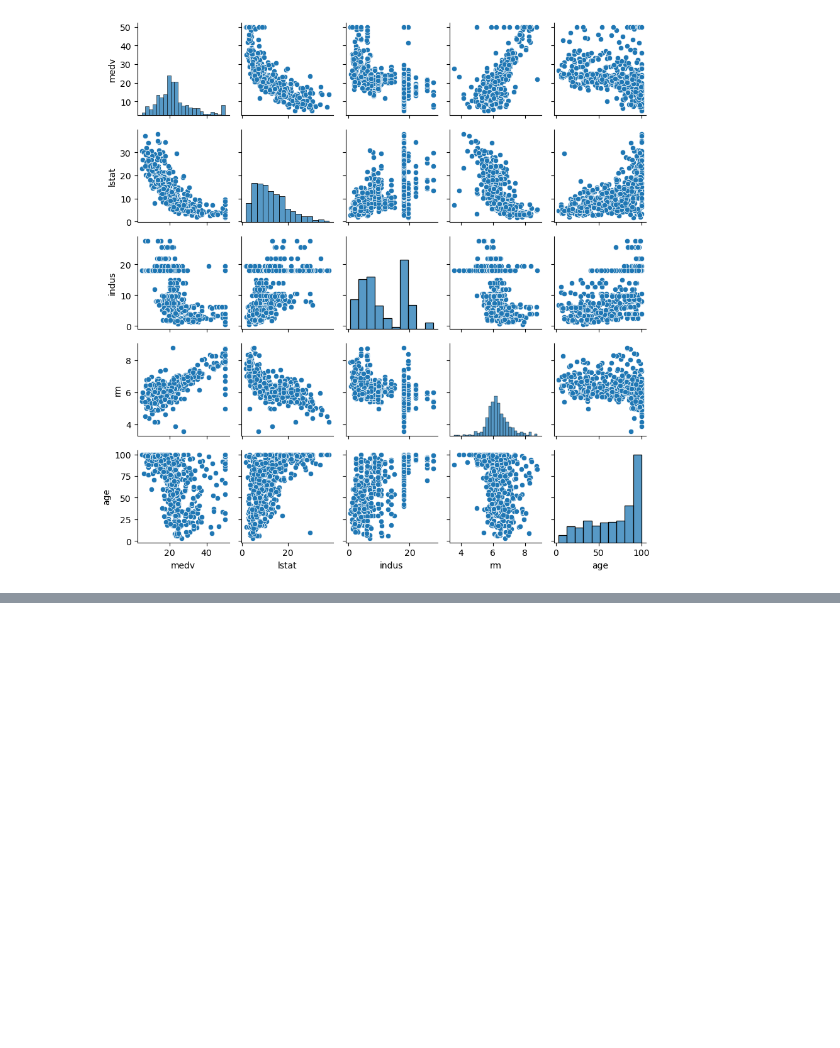
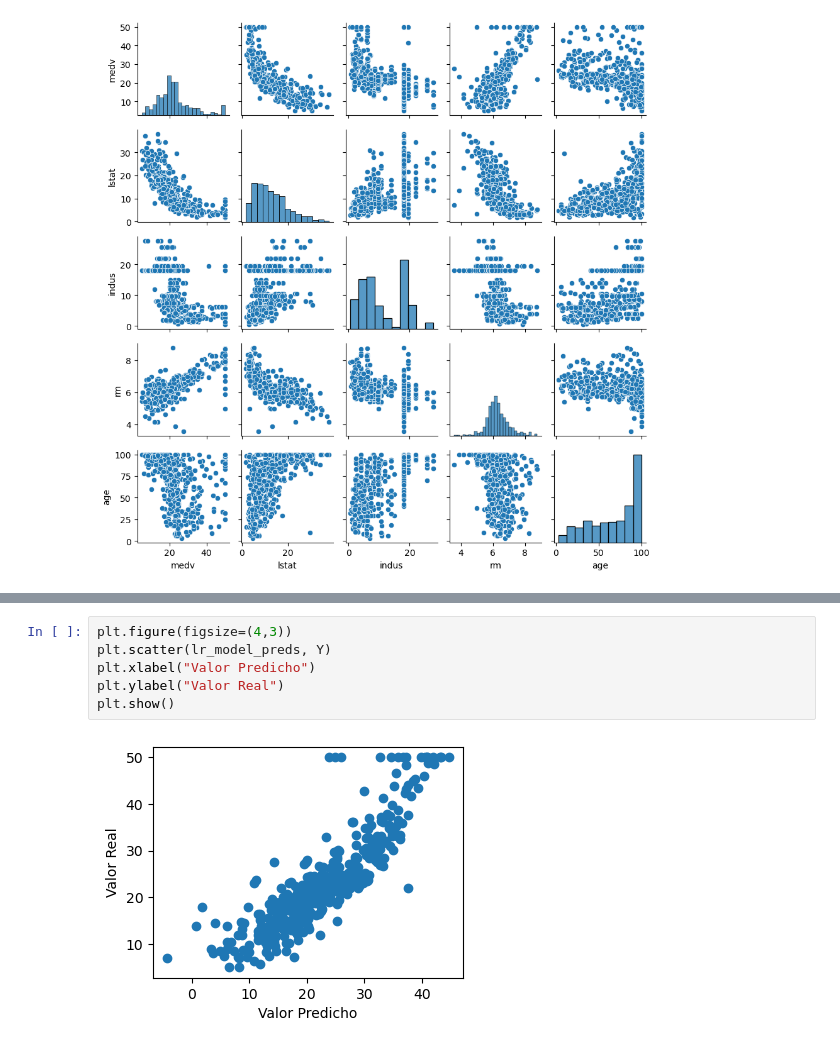
Before and after one commit to midwayjona/Econometria, a Jupyter notebook: notebooks/Regresiones.ipynb, the cells around one changed output, grey strips where cells are left out. Drawn from its saved outputs; the diff is of its cells as text; blank space fills up the shorter version.

```diff
--- a/notebooks/Regresiones.ipynb
+++ b/notebooks/Regresiones.ipynb
@@ -71,0 +151,8 @@ plt.tight_layout()
+# %%
+plt.figure(figsize=(4,3))
+plt.scatter(lr_model_preds, Y)
+plt.xlabel("Valor Predicho")
+plt.ylabel("Valor Real")
+plt.show()
+# %% [output]
+[figure, added]
```
Also changed, not shown: parts of 34 cells of this notebook, 3 other files.
